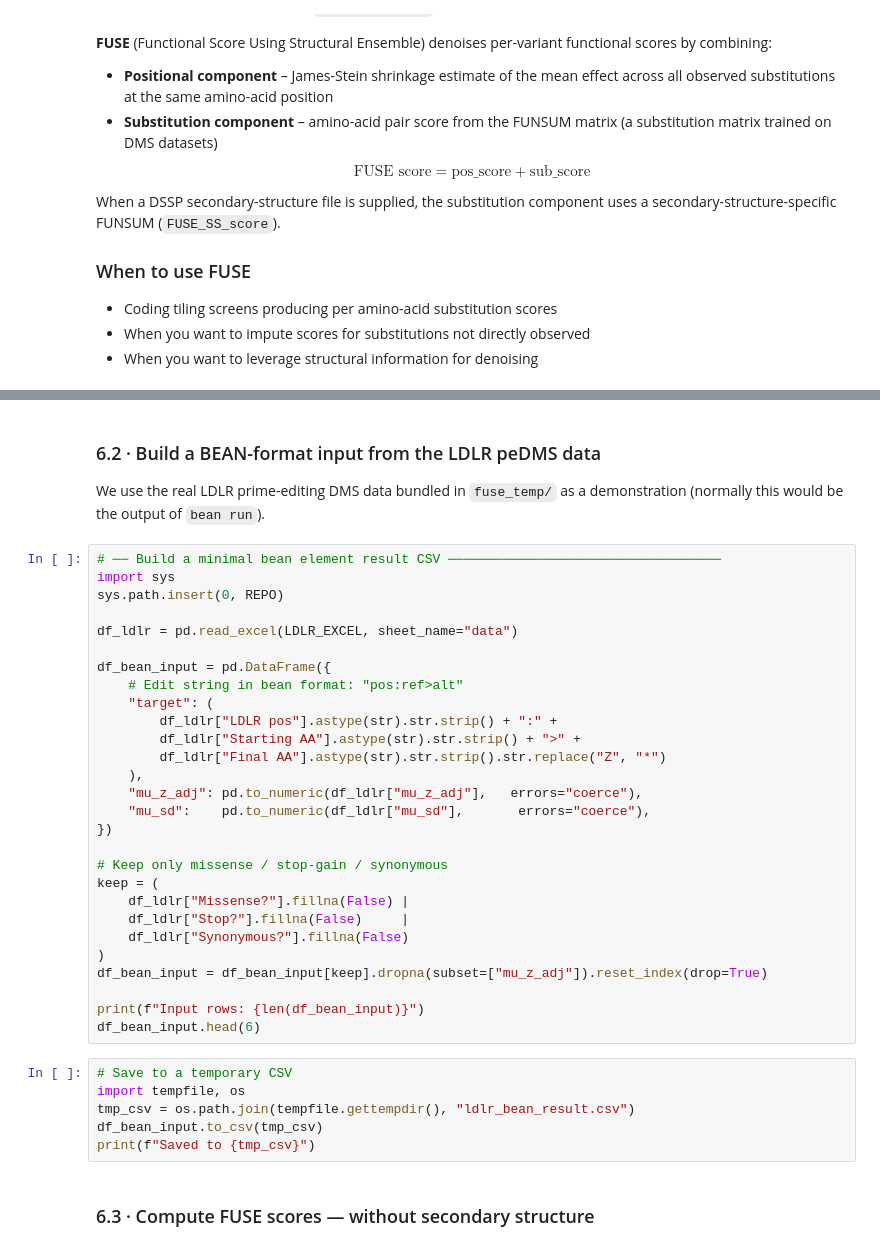
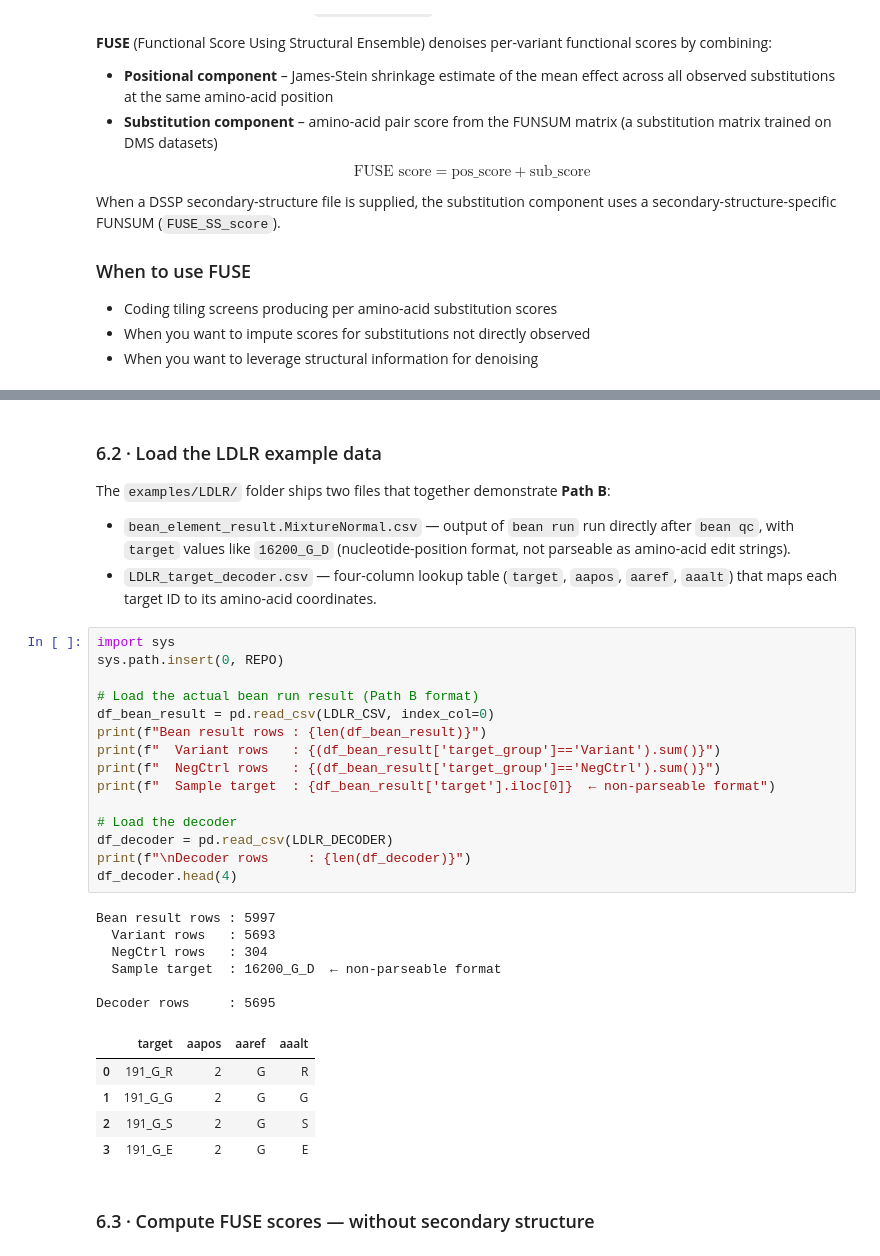
Before and after one commit to TYTYBU/crispr-BEAN-FUSE, a Jupyter notebook: crispr_bean_workflow.ipynb, the cells around one changed output, grey strips where cells are left out. Cells and saved outputs as stored; diff of their text form.

```diff
--- a/crispr_bean_workflow.ipynb
+++ b/crispr_bean_workflow.ipynb
@@ -457,42 +544,40 @@ echo "Demonstrating the Python API below."
 # %% [markdown]
-### 6.2 · Build a BEAN-format input from the LDLR peDMS data
+### 6.2 · Load the LDLR example data
 
-We use the real LDLR prime-editing DMS data bundled in `fuse_temp/` as a
-demonstration (normally this would be the output of `bean run`).
+The `examples/LDLR/` folder ships two files that together demonstrate **Path B**:
+
+- `bean_element_result.MixtureNormal.csv` — output of `bean run` run directly
+  after `bean qc`, with `target` values like `16200_G_D` (nucleotide-position
+  format, not parseable as amino-acid edit strings).
+- `LDLR_target_decoder.csv` — four-column lookup table (`target`, `aapos`,
+  `aaref`, `aaalt`) that maps each target ID to its amino-acid coordinates.
 # %%
-# ── Build a minimal bean element result CSV ───────────────────────────────────
 import sys
 sys.path.insert(0, REPO)
 
-df_ldlr = pd.read_excel(LDLR_EXCEL, sheet_name="data")
+# Load the actual bean run result (Path B format)
+df_bean_result = pd.read_csv(LDLR_CSV, index_col=0)
+print(f"Bean result rows : {len(df_bean_result)}")
+print(f"  Variant rows   : {(df_bean_result['target_group']=='Variant').sum()}")
+print(f"  NegCtrl rows   : {(df_bean_result['target_group']=='NegCtrl').sum()}")
+print(f"  Sample target  : {df_bean_result['target'].iloc[0]}  ← non-parseable format")
 
-df_bean_input = pd.DataFrame({
-    # Edit string in bean format: "pos:ref>alt"
-    "target": (
-        df_ldlr["LDLR pos"].astype(str).str.strip() + ":" +
-        df_ldlr["Starting AA"].astype(str).str.strip() + ">" +
-        df_ldlr["Final AA"].astype(str).str.strip().str.replace("Z", "*")
-    ),
-    "mu_z_adj": pd.to_numeric(df_ldlr["mu_z_adj"],   errors="coerce"),
-    "mu_sd":    pd.to_numeric(df_ldlr["mu_sd"],       errors="coerce"),
-})
-
-# Keep only missense / stop-gain / synonymous
-keep = (
-    df_ldlr["Missense?"].fillna(False) |
-    df_ldlr["Stop?"].fillna(False)     |
-    df_ldlr["Synonymous?"].fillna(False)
-)
-df_bean_input = df_bean_input[keep].dropna(subset=["mu_z_adj"]).reset_index(drop=True)
-
-print(f"Input rows: {len(df_bean_input)}")
-df_bean_input.head(6)
+# Load the decoder
+df_decoder = pd.read_csv(LDLR_DECODER)
+print(f"\nDecoder rows     : {len(df_decoder)}")
+df_decoder.head(4)
+# %% [output]
+Bean result rows : 5997
+  Variant rows   : 5693
+  NegCtrl rows   : 304
+  Sample target  : 16200_G_D  ← non-parseable format
+
+Decoder rows     : 5695
+|  | target | aapos | aaref | aaalt |
+| 0 | 191_G_R | 2 | G | R |
+| 1 | 191_G_G | 2 | G | G |
+| 2 | 191_G_S | 2 | G | S |
+| 3 | 191_G_E | 2 | G | E |
-# %%
-# Save to a temporary CSV
-import tempfile, os
-tmp_csv = os.path.join(tempfile.gettempdir(), "ldlr_bean_result.csv")
-df_bean_input.to_csv(tmp_csv)
-print(f"Saved to {tmp_csv}")
 # %% [markdown]
 ### 6.3 · Compute FUSE scores — without secondary structure
 # %%
```
Also changed, not shown: parts of 20 cells of this notebook, 11 other files.
